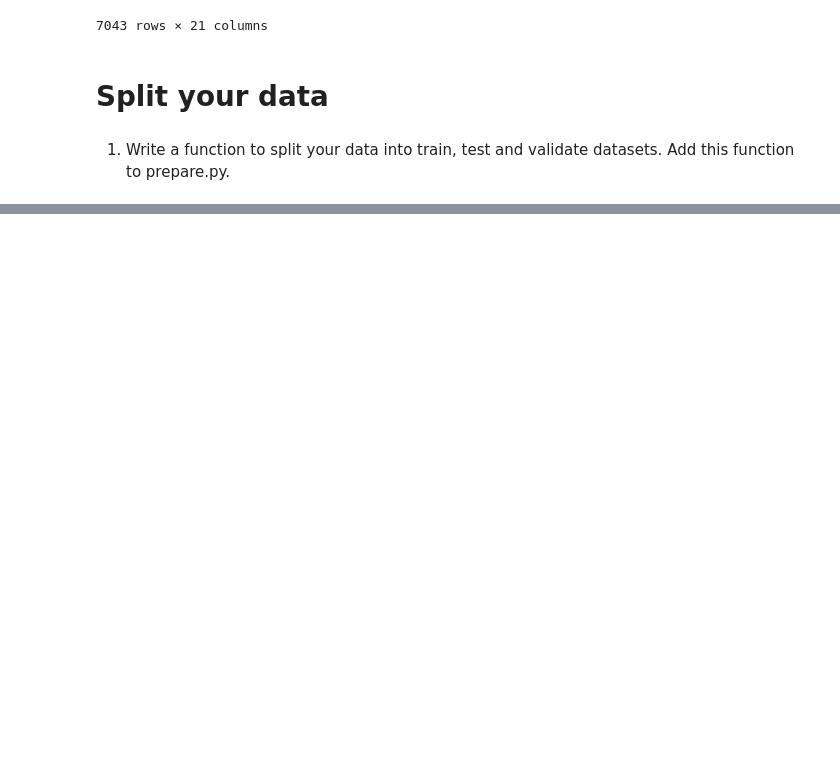
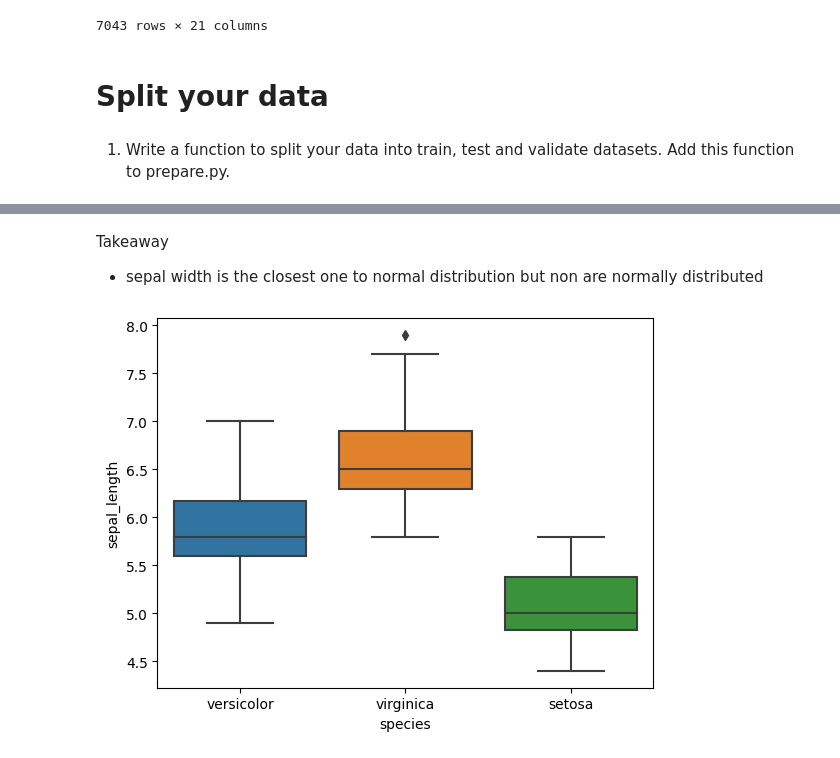
Before and after one commit to NISHAKUNWAR053/Clasification-Exercises, a Jupyter notebook: classification-exercises.ipynb, the cells around one changed output, grey strips where cells are left out. Saved outputs shown, nothing was run; the diff lists cells and outputs as text; code cells hidden in the pictures; blank space fills up the shorter version.

```diff
--- a/classification-exercises.ipynb
+++ b/classification-exercises.ipynb
@@ -418,0 +700,8 @@ prep_telco(fresh_telco)
+# %% [markdown]
+Takeaway
+- sepal width is the closest one to normal distribution but non are normally distributed
+# %%
+sns.boxplot(data=train_iris, x='species', y='sepal_length')
+plt.show()
+# %% [output]
+[figure, added]
```
Also changed, not shown: parts of 116 cells of this notebook.
